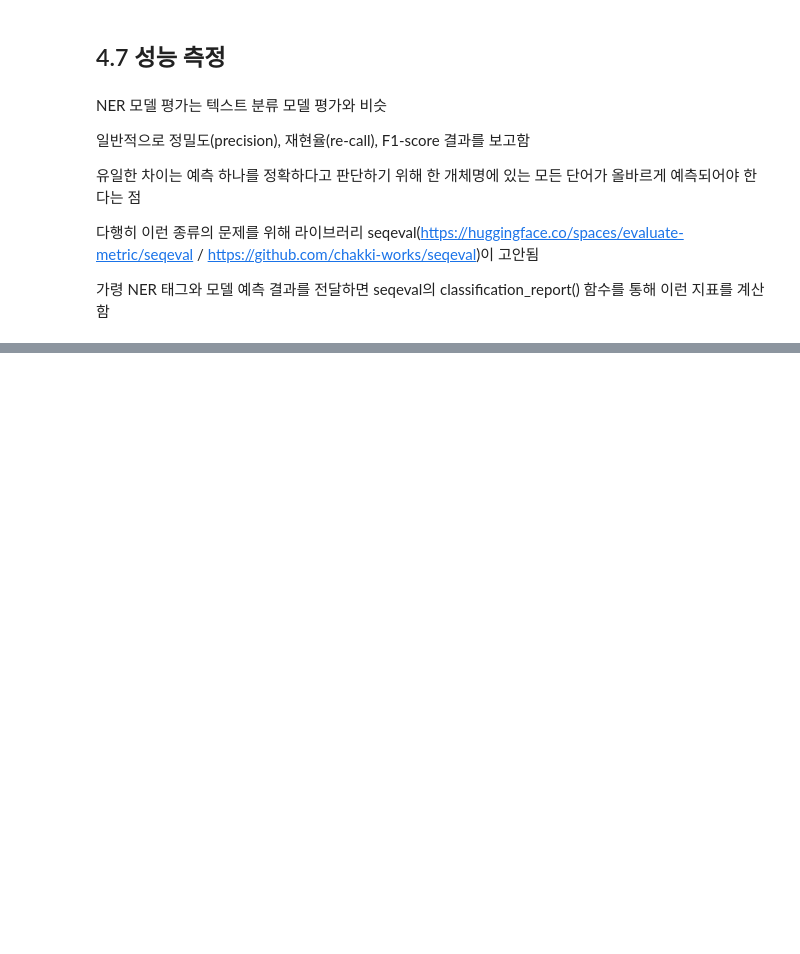
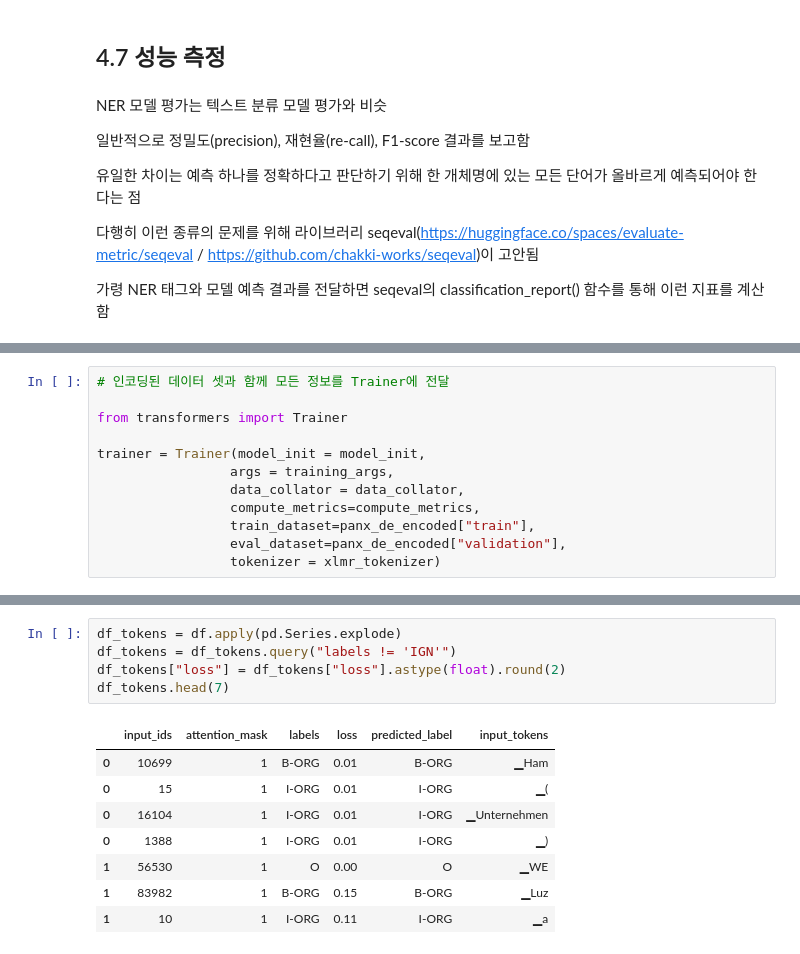
Before and after one commit to breadho/Transformers, a Jupyter notebook: 4장.ipynb, the cells around one changed output, grey strips where cells are left out. Saved outputs shown, nothing was run; the diff lists cells and outputs as text; blank space fills up the shorter version.

```diff
--- a/4장.ipynb
+++ b/4장.ipynb
@@ -866,0 +1025,12 @@ NER 모델 평가는 텍스트 분류 모델 평가와 비슷
+# %%
+# 인코딩된 데이터 셋과 함께 모든 정보를 Trainer에 전달
+
+from transformers import Trainer
+
+trainer = Trainer(model_init = model_init,
+                 args = training_args,
+                 data_collator = data_collator,
+                 compute_metrics=compute_metrics,
+                 train_dataset=panx_de_encoded["train"],
+                 eval_dataset=panx_de_encoded["validation"],
+                 tokenizer = xlmr_tokenizer)
@@ -866,0 +1204,14 @@ NER 모델 평가는 텍스트 분류 모델 평가와 비슷
+# %%
+df_tokens = df.apply(pd.Series.explode)
+df_tokens = df_tokens.query("labels != 'IGN'")
+df_tokens["loss"] = df_tokens["loss"].astype(float).round(2)
+df_tokens.head(7)
+# %% [output]
+|  | input_ids | attention_mask | labels | loss | predicted_label | input_tokens |
+| 0 | 10699 | 1 | B-ORG | 0.01 | B-ORG | ▁Ham |
+| 0 | 15 | 1 | I-ORG | 0.01 | I-ORG | ▁( |
+| 0 | 16104 | 1 | I-ORG | 0.01 | I-ORG | ▁Unternehmen |
+| 0 | 1388 | 1 | I-ORG | 0.01 | I-ORG | ▁) |
+| 1 | 56530 | 1 | O | 0.00 | O | ▁WE |
+| 1 | 83982 | 1 | B-ORG | 0.15 | B-ORG | ▁Luz |
+| 1 | 10 | 1 | I-ORG | 0.11 | I-ORG | ▁a |
```
Also changed, not shown: parts of 85 cells of this notebook.
